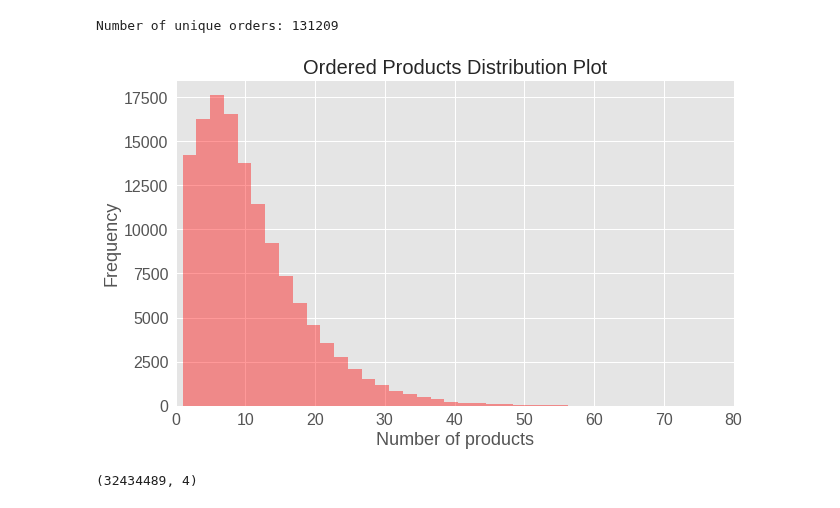
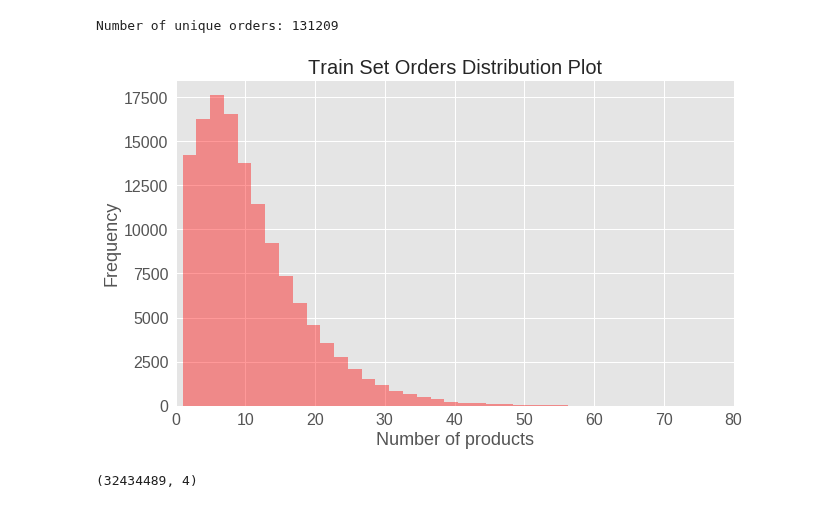
Before and after one commit to alekseisolovev/kaggle, a Jupyter notebook: instacart-market/instacart_market_basket_analysis_eda.ipynb, the cells around one changed output. Saved outputs shown, nothing was run; the diff lists cells and outputs as text; code cells hidden in the pictures.

```diff
--- a/instacart-market/instacart_market_basket_analysis_eda.ipynb
+++ b/instacart-market/instacart_market_basket_analysis_eda.ipynb
@@ -73,17 +77,17 @@ Number of unique orders: 131209
 # %%
 fig = plt.figure(figsize=(10,6))
 plt.tick_params(labelsize=16)
 
 data = order_products_train.groupby('order_id')['add_to_cart_order'].aggregate('max')
 sns.distplot(data, bins=40, kde=False, color='red')
 
 plt.xlabel('Number of products', fontsize=18)
 plt.ylabel('Frequency', fontsize=18)
-plt.title('Ordered Products Distribution Plot', fontsize=20)
+plt.title('Train Set Orders Distribution Plot', fontsize=20)
 plt.xlim([0, 80])
 plt.show()
 # %% [output]
-[figure, old version]
+[figure, new version]
 # %%
 order_products_prior = pd.read_csv('order_products_prior.csv')
 order_products_prior.shape
```
Also changed, not shown: parts of 8 cells of this notebook.
